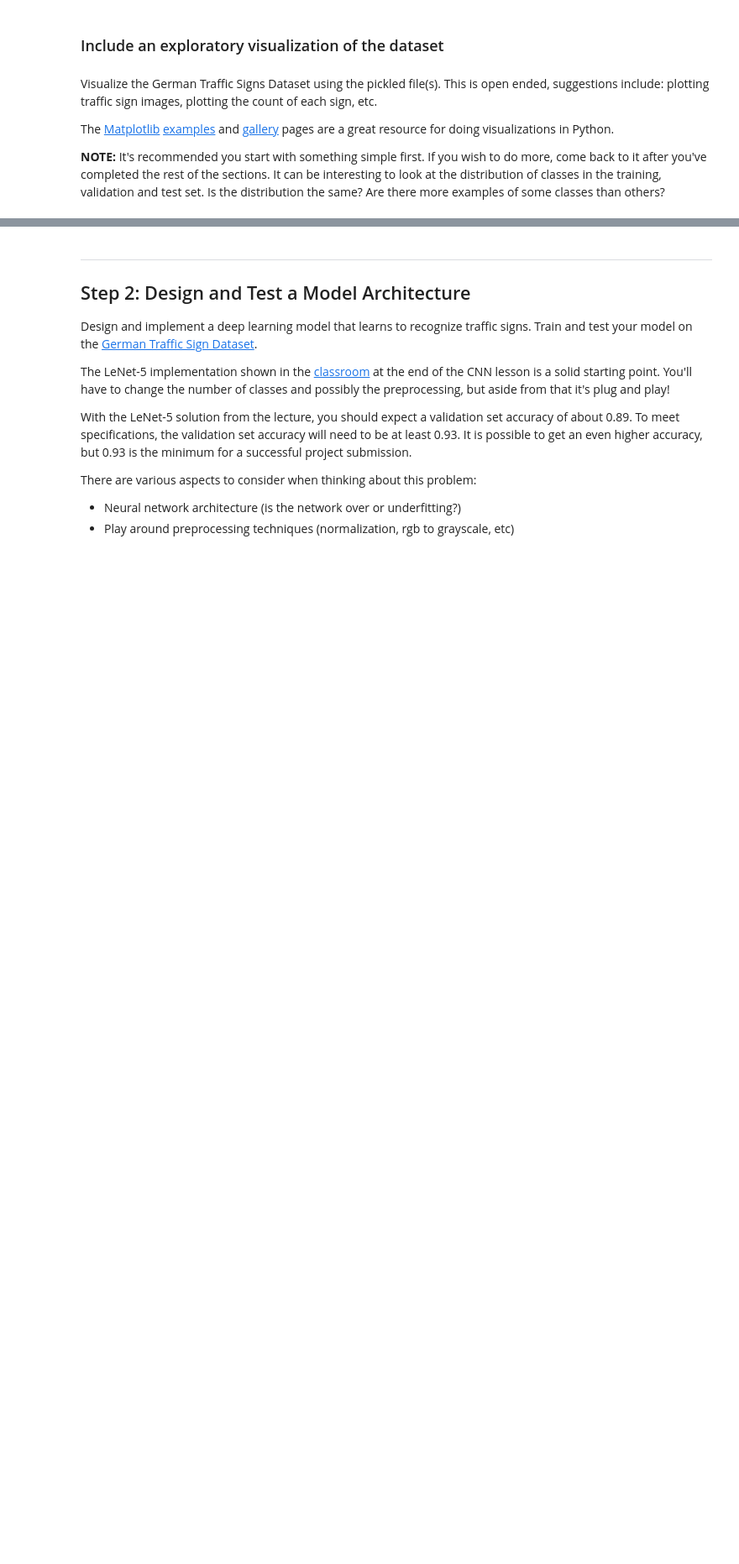
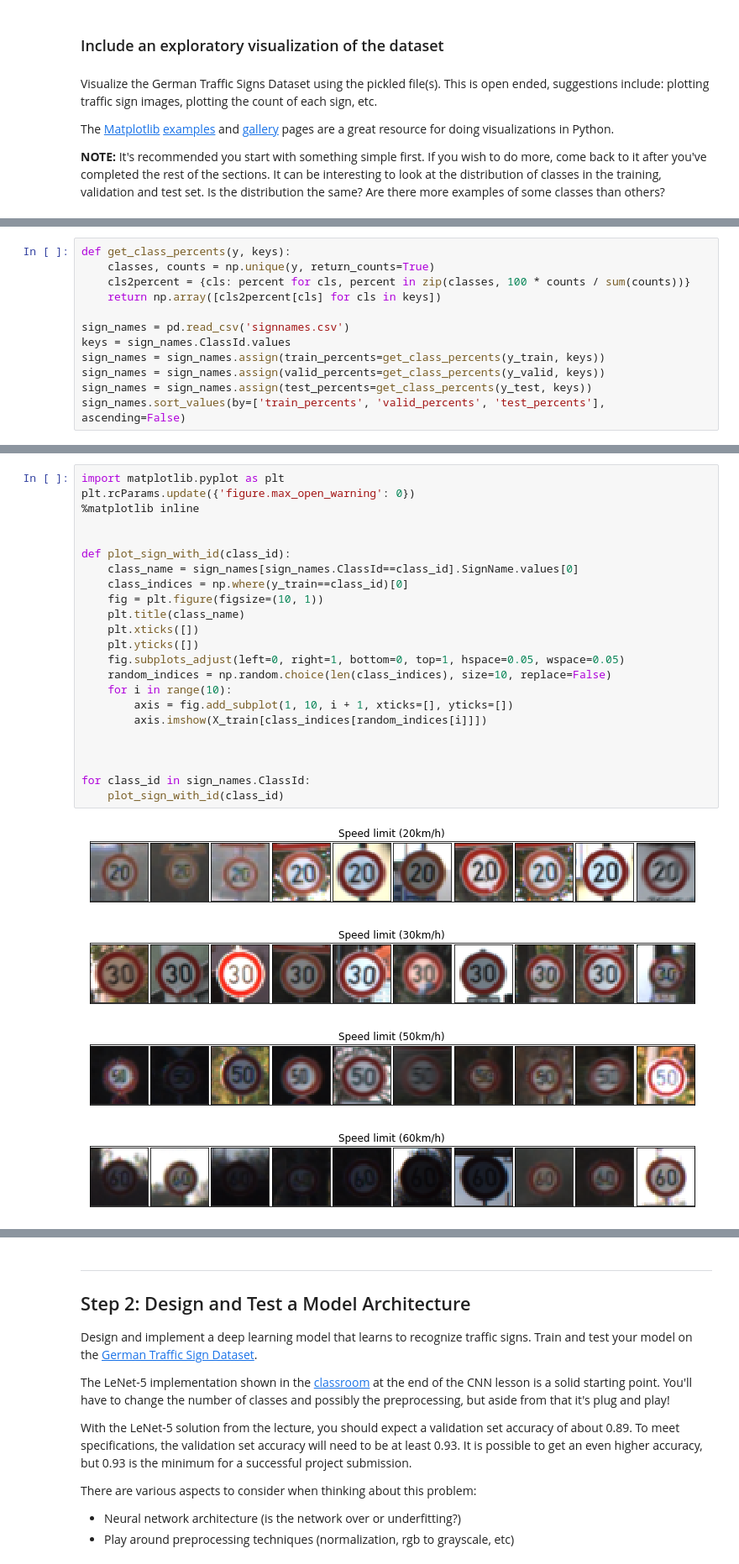
Before and after one commit to turangojayev/CarND-Traffic-Sign-Classifier-Project, a Jupyter notebook: Traffic_Sign_Classifier.ipynb, the cells around one changed output, grey strips where cells are left out. Shown at 84% size. Drawn from its saved outputs; the diff is of its cells as text; blank space fills up the shorter version.

```diff
--- a/Traffic_Sign_Classifier.ipynb
+++ b/Traffic_Sign_Classifier.ipynb
@@ -148,0 +87,12 @@ plt.imshow(X_train[12300])
+# %%
+def get_class_percents(y, keys):
+    classes, counts = np.unique(y, return_counts=True)
+    cls2percent = {cls: percent for cls, percent in zip(classes, 100 * counts / sum(counts))}
+    return np.array([cls2percent[cls] for cls in keys])
+
+sign_names = pd.read_csv('signnames.csv')
+keys = sign_names.ClassId.values
+sign_names = sign_names.assign(train_percents=get_class_percents(y_train, keys))
+sign_names = sign_names.assign(valid_percents=get_class_percents(y_valid, keys))
+sign_names = sign_names.assign(test_percents=get_class_percents(y_test, keys))
+sign_names.sort_values(by=['train_percents', 'valid_percents', 'test_percents'], ascending=False)
@@ -148,0 +117,28 @@ plt.imshow(X_train[12300])
+# %%
+import matplotlib.pyplot as plt
+plt.rcParams.update({'figure.max_open_warning': 0})
+%matplotlib inline
+
+
+def plot_sign_with_id(class_id):
+    class_name = sign_names[sign_names.ClassId==class_id].SignName.values[0]
+    class_indices = np.where(y_train==class_id)[0]
+    fig = plt.figure(figsize=(10, 1))
+    plt.title(class_name)
+    plt.xticks([])
+    plt.yticks([])
+    fig.subplots_adjust(left=0, right=1, bottom=0, top=1, hspace=0.05, wspace=0.05)
+    random_indices = np.random.choice(len(class_indices), size=10, replace=False)
+    for i in range(10):
+        axis = fig.add_subplot(1, 10, i + 1, xticks=[], yticks=[])
+        axis.imshow(X_train[class_indices[random_indices[i]]])
+
+
+
+for class_id in sign_names.ClassId:
+    plot_sign_with_id(class_id)
+# %% [output]
+[figure, added]
+[figure, added]
+[figure, added]
+[figure, added]
```
Also changed, not shown: parts of 11 cells of this notebook, 2 other files.
